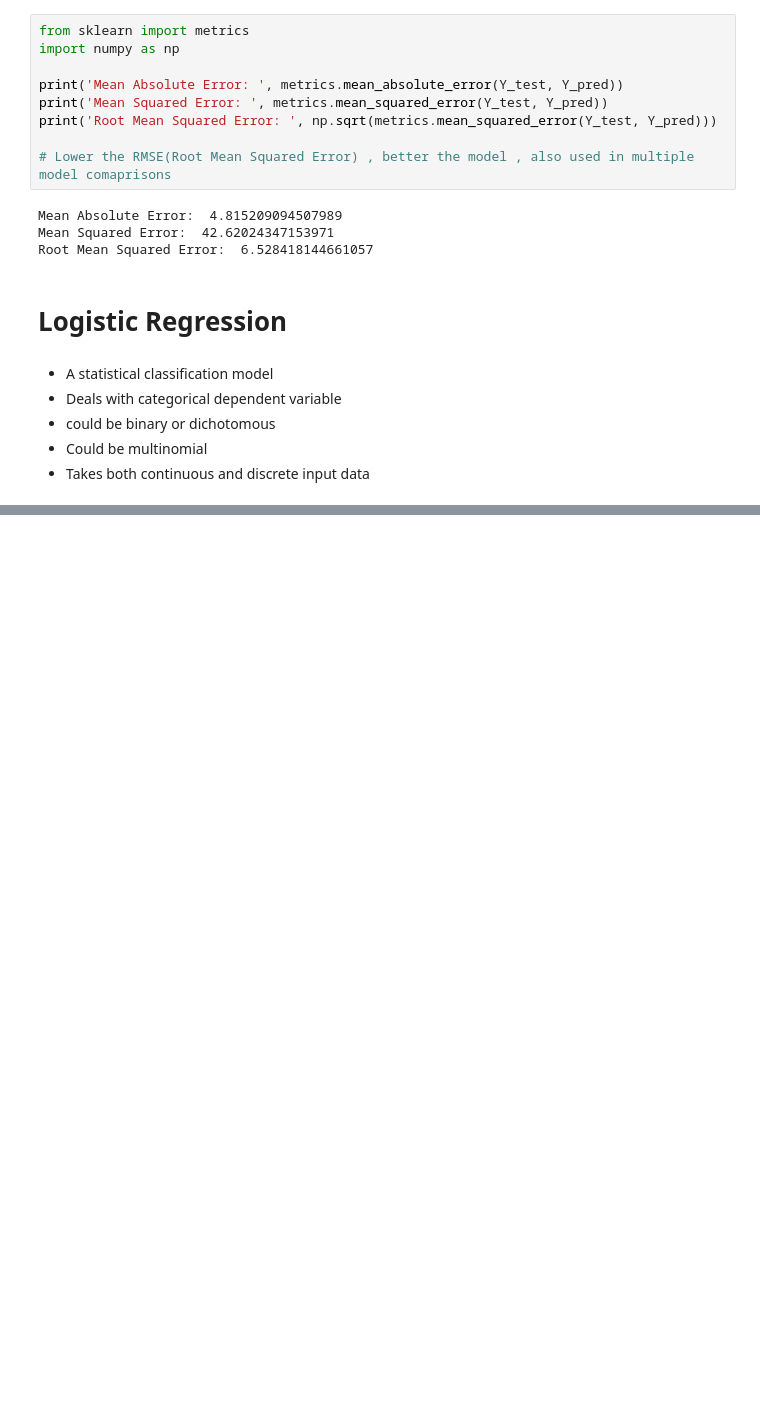
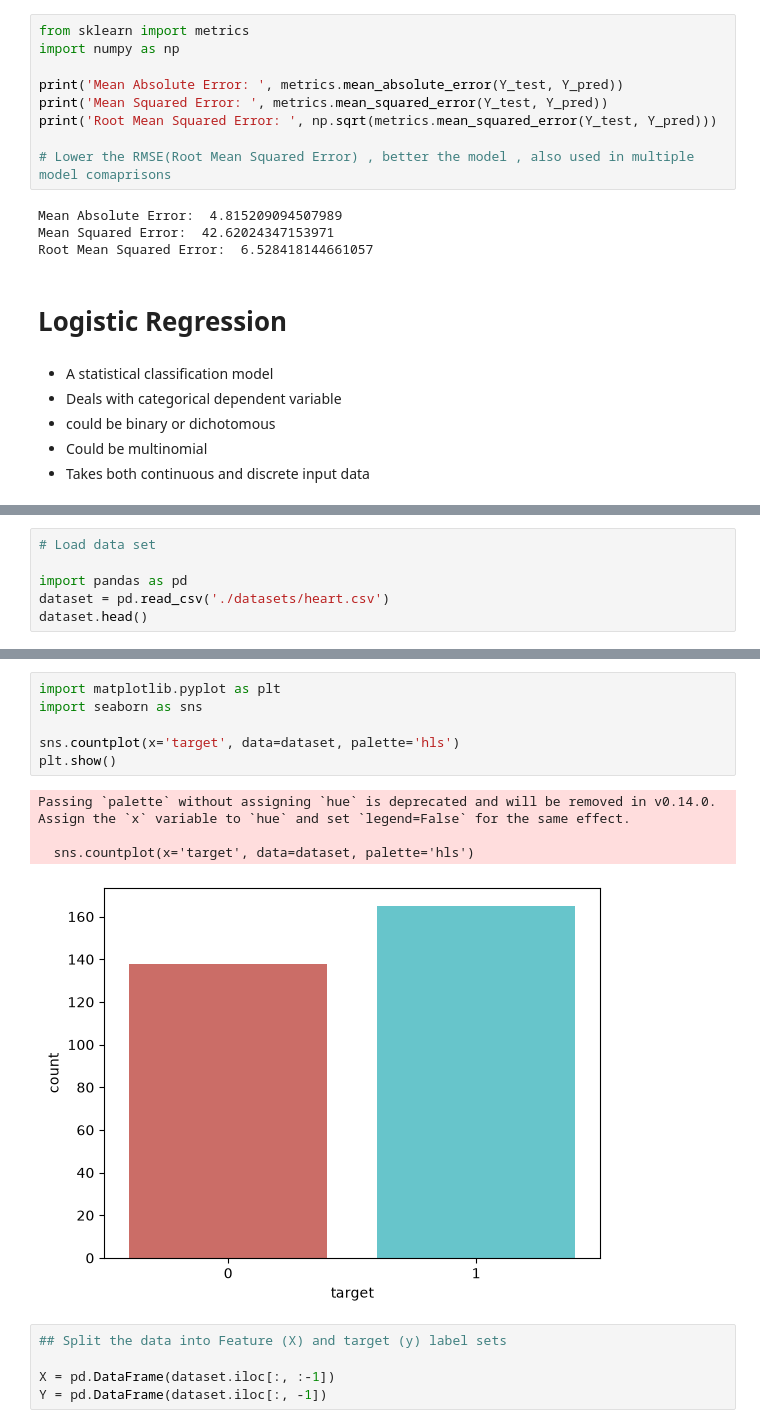
Before and after one commit to amulyakashyap09/epgc-ml-ai, a Jupyter notebook: ML_Regression.ipynb, the cells around one changed output, grey strips where cells are left out. Saved outputs shown, nothing was run; the diff lists cells and outputs as text; blank space fills up the shorter version.

```diff
--- a/ML_Regression.ipynb
+++ b/ML_Regression.ipynb
@@ -277,0 +413,6 @@ Root Mean Squared Error:  6.528418144661057
+# %%
+# Load data set
+
+import pandas as pd
+dataset = pd.read_csv('./datasets/heart.csv')
+dataset.head()
@@ -277,0 +439,16 @@ Root Mean Squared Error:  6.528418144661057
+# %%
+import matplotlib.pyplot as plt
+import seaborn as sns
+
+sns.countplot(x='target', data=dataset, palette='hls')
+plt.show()
+# %% [output]
+Passing `palette` without assigning `hue` is deprecated and will be removed in v0.14.0. Assign the `x` variable to `hue` and set `legend=False` for the same effect.
+
+  sns.countplot(x='target', data=dataset, palette='hls')
+[figure, added]
+# %%
+## Split the data into Feature (X) and target (y) label sets
+
+X = pd.DataFrame(dataset.iloc[:, :-1])
+Y = pd.DataFrame(dataset.iloc[:, -1])
```
Also changed, not shown: parts of 21 cells of this notebook, 4 other files.
